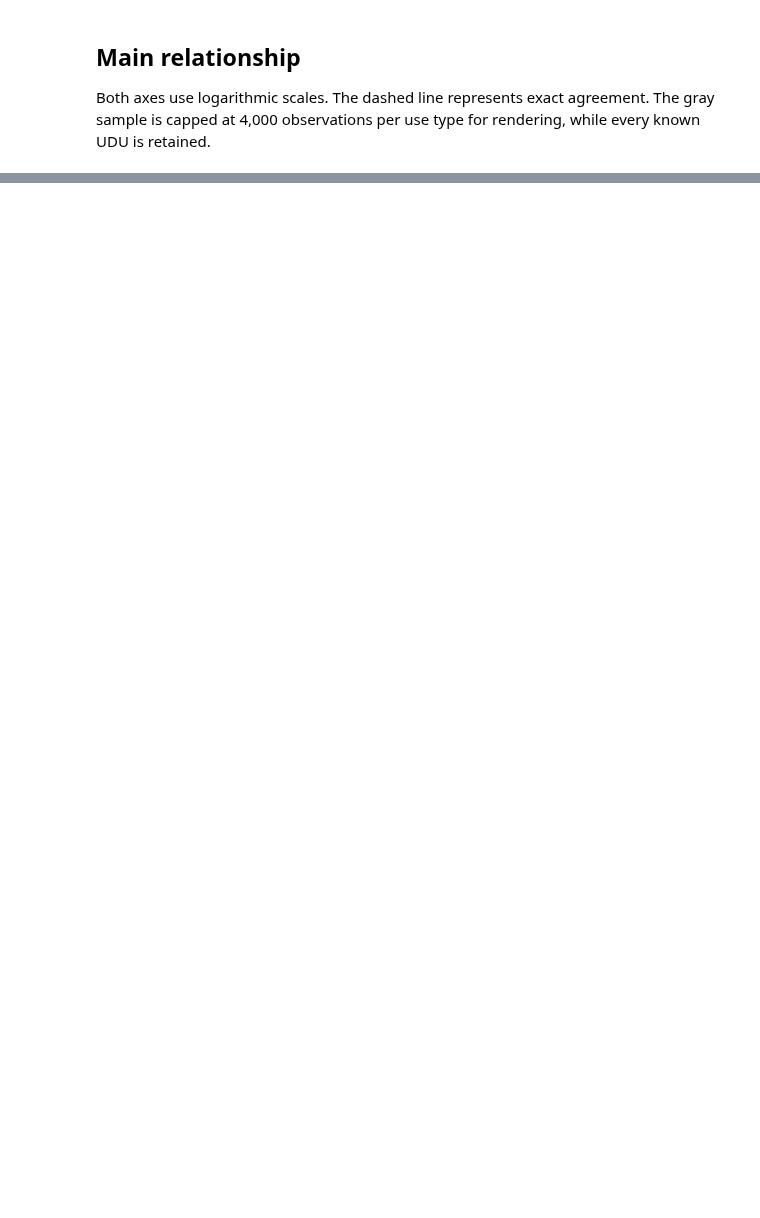
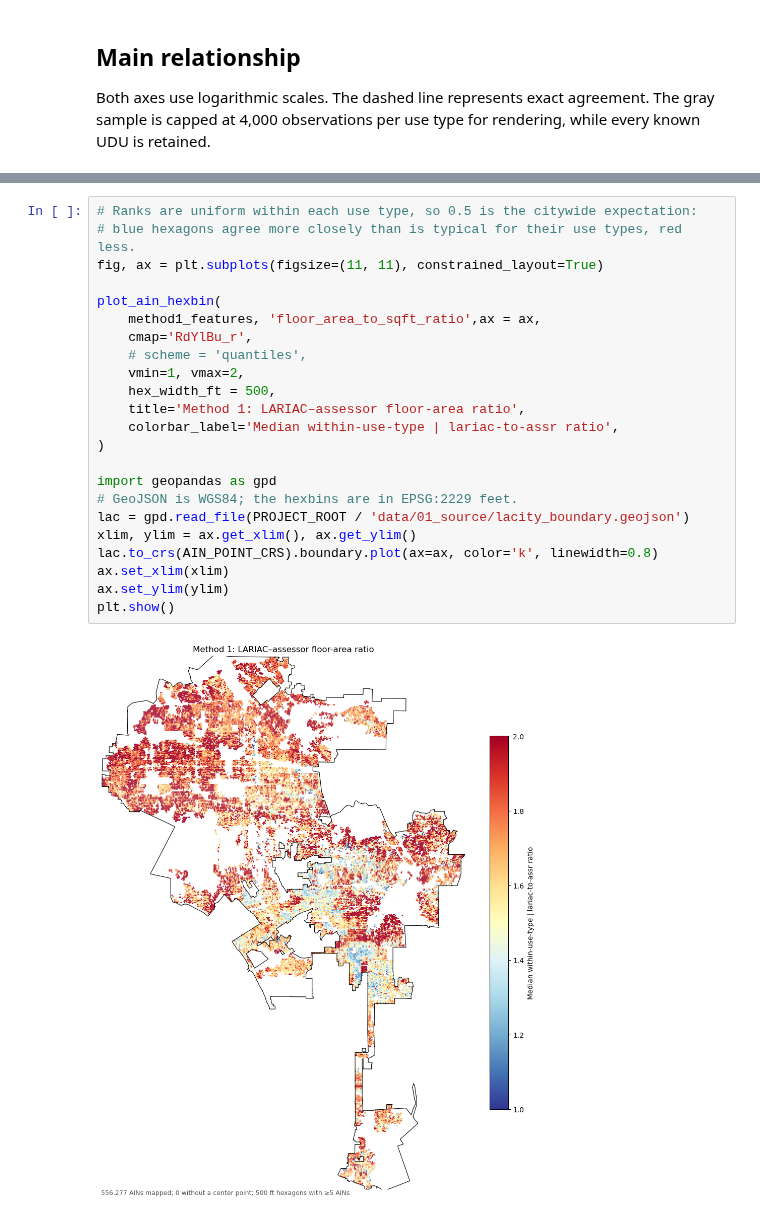
Before and after one commit to AdamSwietek/NDSC_HiddenHousing, a Jupyter notebook: notebooks/methods/01_floor_area_assessor_method.ipynb, the cells around one changed output, grey strips where cells are left out. Saved outputs shown, nothing was run; the diff lists cells and outputs as text; blank space fills up the shorter version.

```diff
--- a/notebooks/methods/01_floor_area_assessor_method.ipynb
+++ b/notebooks/methods/01_floor_area_assessor_method.ipynb
@@ -225,0 +300,25 @@ display(method1_features.head())
+# %%
+# Ranks are uniform within each use type, so 0.5 is the citywide expectation:
+# blue hexagons agree more closely than is typical for their use types, red less.
+fig, ax = plt.subplots(figsize=(11, 11), constrained_layout=True)
+
+plot_ain_hexbin(
+    method1_features, 'floor_area_to_sqft_ratio',ax = ax,
+    cmap='RdYlBu_r',
+    # scheme = 'quantiles',
+    vmin=1, vmax=2,
+    hex_width_ft = 500,
+    title='Method 1: LARIAC–assessor floor-area ratio',
+    colorbar_label='Median within-use-type | lariac-to-assr ratio',
+)
+
+import geopandas as gpd
+# GeoJSON is WGS84; the hexbins are in EPSG:2229 feet.
+lac = gpd.read_file(PROJECT_ROOT / 'data/01_source/lacity_boundary.geojson')
+xlim, ylim = ax.get_xlim(), ax.get_ylim()
+lac.to_crs(AIN_POINT_CRS).boundary.plot(ax=ax, color='k', linewidth=0.8)
+ax.set_xlim(xlim)
+ax.set_ylim(ylim)
+plt.show()
+# %% [output]
+[figure, added]
```
Also changed, not shown: parts of 7 cells of this notebook, 10 other files.
